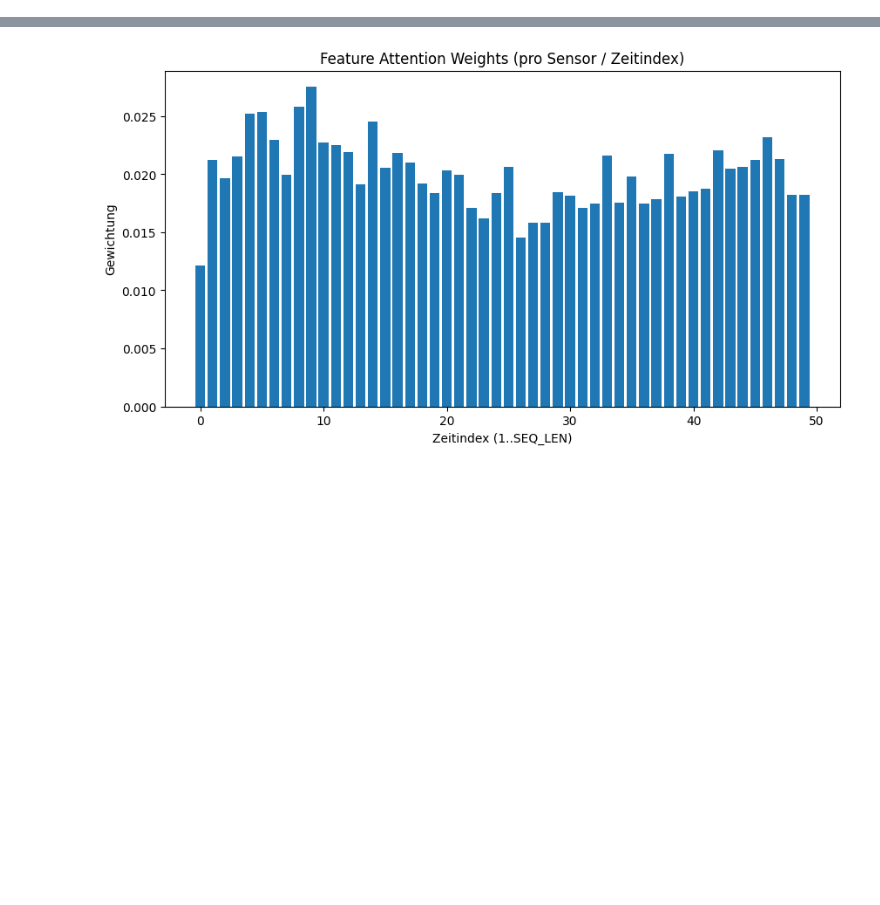
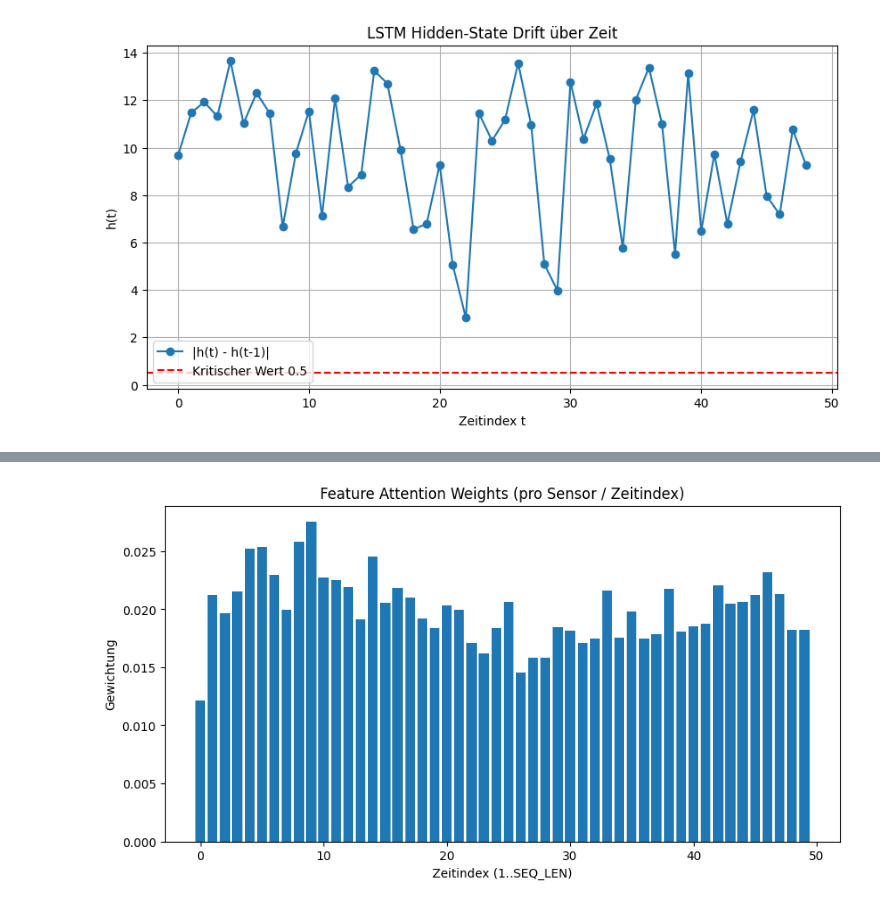
Before and after one commit to VolliBinJackson/gas-sensor-classification, a Jupyter notebook: LSTM.ipynb, the cells around one changed output, grey strips where cells are left out. Drawn from its saved outputs; the diff is of its cells as text; code cells hidden in the pictures; blank space fills up the shorter version.

Commit message:
Kritischer Wert/Verhalten entworfen

```diff
--- a/LSTM.ipynb
+++ b/LSTM.ipynb
@@ -170,6 +170,40 @@ class LSTM(nn.Module):
 
     def load_model(self, path, map_location=None):
         self.load_state_dict(torch.load(path, map_location=map_location))
+# %%
+# Kritisches Verhalten <-> h(t-1) - h(t) sprunghaft groß
+def analyze_hidden_drift(model, X_seq, device, threshold=0.5):
+    model.eval()
+    with torch.no_grad():
+        X_seq = torch.tensor(X_seq, dtype=torch.float32).unsqueeze(0).to(device) # (1, seq_len, features)
+
+        h0 = torch.zeros(model.num_layers, 1, model.hidden_size, device=device)
+        c0 = torch.zeros(model.num_layers, 1, model.hidden_size, device=device)
+
+        lstm_out, (hn, cn) = model.lstm(X_seq, (h0, c0)) # (1, seq_len, hidden)
+        lstm_out = lstm_out.squeeze(0).cpu().numpy()     # (seq_len, hidden)
+
+        # h(t-1) - h(t)
+        diffs = np.linalg.norm(np.diff(lstm_out, axis=0), axis=1)
+
+        # Plotten
+        plt.figure(figsize=(10,5))
+        plt.plot(diffs, marker='o', label='|h(t) - h(t-1)|')
+        plt.axhline(y=threshold, color='r', linestyle='--', label=f'Kritischer Wert {threshold}')
+        plt.title("LSTM Hidden-State Drift über Zeit")
+        plt.xlabel("Zeitindex t")
+        plt.ylabel("h(t)")
+        plt.legend()
+        plt.grid(True)
+        plt.show()
+
+        critical_points = np.where(diffs > threshold)[0]
+        if len(critical_points) > 0:
+            print(f"WARNING! Kritisches Verhalten erkannt bei Zeitschritt(en): {critical_points.tolist()}")
+        else:
+            print("Kein kritisches Verhalten erkannt.")
+
+        return diffs, critical_points
 # %%
 # Datenvorbereitung
 
@@ -245,0 +280,6 @@ Test Accuracy: 0.9627
+# %%
+# Hidden-State Driftanalyse
+sample_seq = X_test_seq[100]
+diffs, critical = analyze_hidden_drift(model, sample_seq, device, threshold=0.5)
+# %% [output]
+[figure, added]
```
Also changed, not shown: parts of 2 cells of this notebook.
